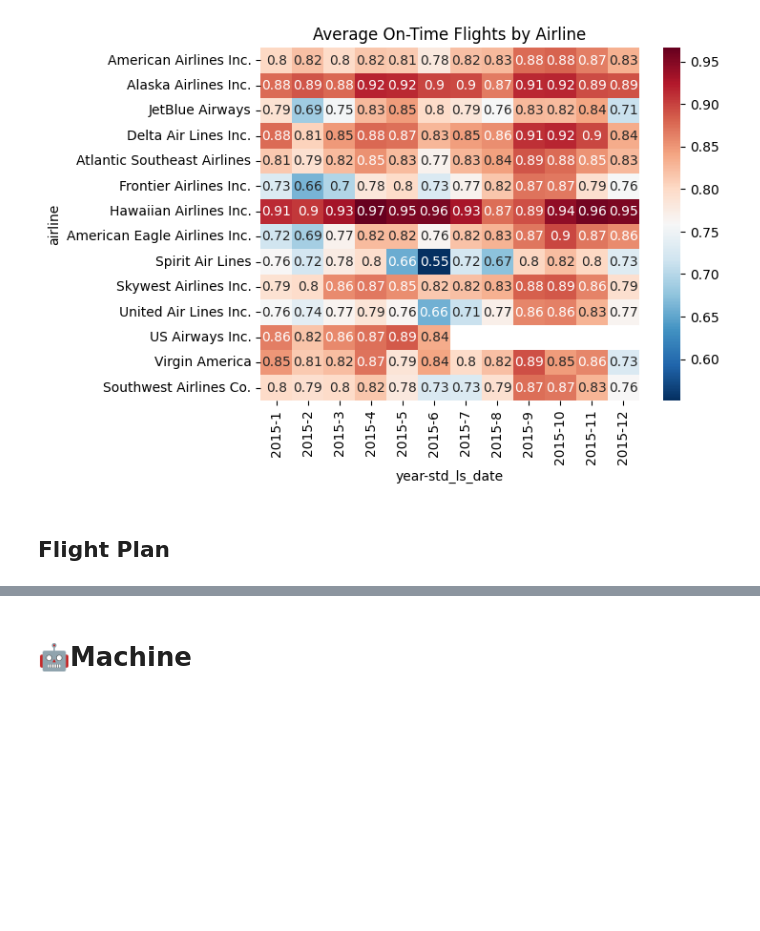
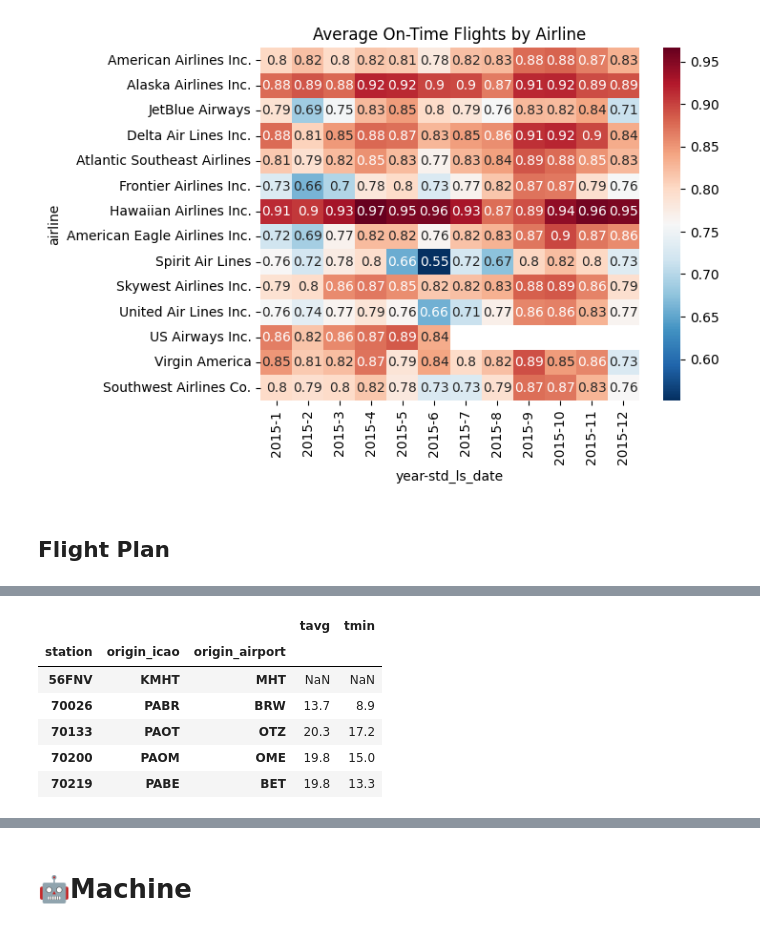
Before and after one commit to cmd-master/airline, a Jupyter notebook: airline-delays.ipynb, the cells around one changed output, grey strips where cells are left out. Drawn from its saved outputs; the diff is of its cells as text; code cells hidden in the pictures; blank space fills up the shorter version.

```diff
--- a/airline-delays.ipynb
+++ b/airline-delays.ipynb
@@ -122,15 +138,17 @@ def cleanData(a):
     a['ata_ls_date_time'] = a['sta_ls_date_time'] + pd.to_timedelta(a['arrival_delay'], unit='m', errors='coerce')
 
     a['anchor'] = a['airline'] + [str(x).zfill(5) for x in a['flight_number']] + '|' + a['std_ls_date'].dt.strftime('%Y-%m-%d') + '|' + df['origin_airport'].astype(str)
-    a['otp_dly15'] = np.where(a['departure_delay'] > 15, 0.0, 1.0)
+    a['otp_dep15'] = np.where(a['departure_delay'] > 15, 0.0, 1.0)
     return a
 
-def mapData(a, tz, ia):
+def mapData(a, tz, ia, ac):
     ### Replace placeholder for October with actual airport iata codes.
     a['origin_airport'] = a['origin_airport'].replace(ia)
     a['destination_airport'] = a['destination_airport'].replace(ia)
     a['orig_timezone'] = a['origin_airport'].map(tz)
     a['dest_timezone'] = a['destination_airport'].map(tz)
+    a['origin_icao'] = a['origin_airport'].map(ac)
+    a['destination_icao'] = a['destination_airport'].map(ac)
     return a
 
 def convertUTC(a):
@@ -139,6 +157,7 @@ def convertUTC(a):
         lambda row: row['std_ls_date_time']
         .tz_localize(row['orig_timezone'], ambiguous=True, nonexistent='shift_forward')
         .tz_convert('UTC').replace(tzinfo=None), axis=1)
+
     a['sta_z_date_time'] = a.apply(
         lambda row: row['sta_ls_date_time']
         .tz_localize(row['orig_timezone'], ambiguous=True, nonexistent='shift_forward')
@@ -152,7 +171,21 @@ def convertUTC(a):
         .tz_localize(row['orig_timezone'], ambiguous=True, nonexistent='shift_forward')
         .tz_convert('UTC').replace(tzinfo=None), axis=1)
 
-    a['std_z_date'] = a['std_z_date_time'].dt.date
+    a['std_z_date'] = pd.to_datetime(a['std_z_date_time'].dt.date)
 
     return a
+
+def getWeather(a):
+    wstation = Stations()
+    wstation = wstation.fetch()['icao'].dropna().reset_index().set_index('icao')
+    a.loc[a['origin_airport'] == 'ISN', 'origin_icao'] = 'KISN'
+    a.loc[a['origin_airport'] == 'LAW', 'origin_icao'] = 'KFSI'
+
+    a['station'] = a['origin_icao'].map(wstation['id'])
+
+    h = Daily(list(set(a['station'].values))).fetch()
+    h.index.names = ['station', 'std_z_date']
+    a = a.set_index(['station', 'std_z_date'])
+    a = pd.merge(a, h, left_index=True, right_index=True, how='left')
+    return a.reset_index()
 # %%
@@ -257,0 +296,12 @@ The reason why my model is so accurate because the data that I train with has th
+# %%
+g = df#.loc[df['origin_airport'].isin(['LAX', 'SFO'])]
+g = g.groupby(['station', 'origin_icao', 'origin_airport'], dropna=False)[['tavg', 'tmin']].max()
+g.head()
+# %% [output]
+|  |  |  | tavg | tmin |
+| station | origin_icao | origin_airport |  |  |
+| 56FNV | KMHT | MHT | NaN | NaN |
+| 70026 | PABR | BRW | 13.7 | 8.9 |
+| 70133 | PAOT | OTZ | 20.3 | 17.2 |
+| 70200 | PAOM | OME | 19.8 | 15.0 |
+| 70219 | PABE | BET | 19.8 | 13.3 |
```
Also changed, not shown: parts of 19 cells of this notebook.
